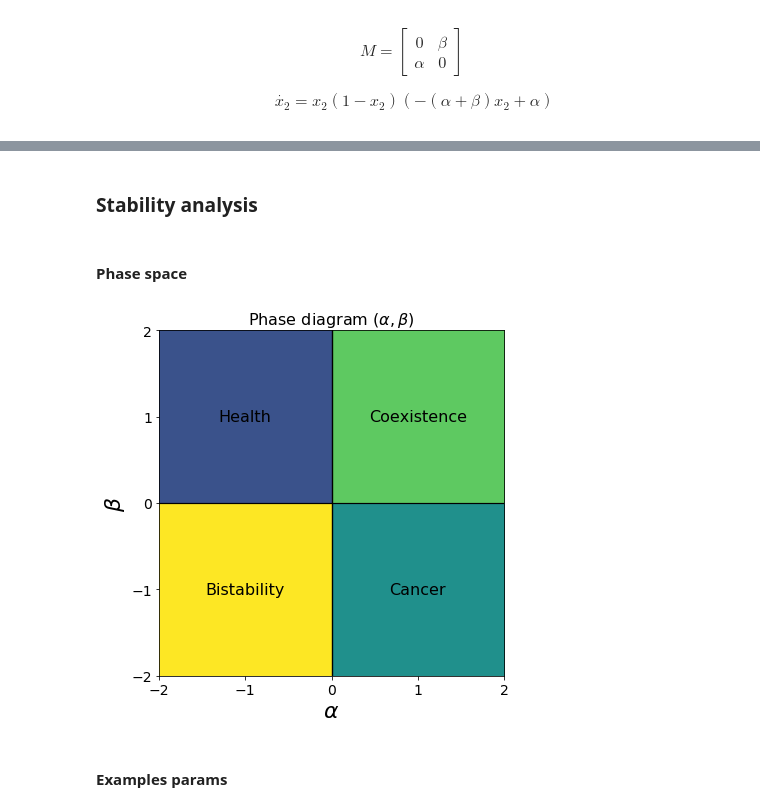
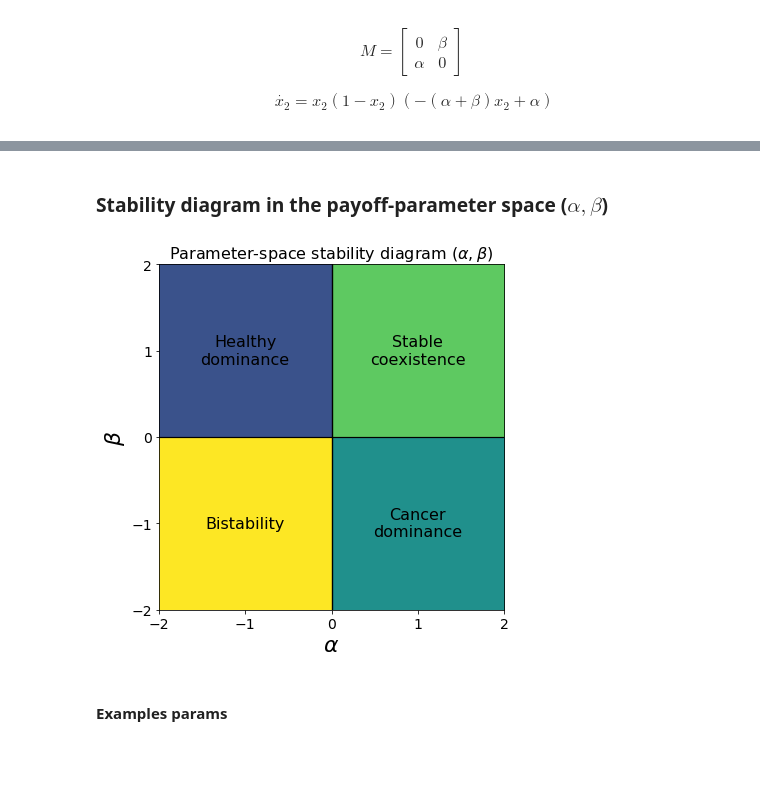
Before and after one commit to gyanezfeliu/dynamics_dormancy, a Jupyter notebook: Evolutionary dynamics of cancer dormancy.ipynb, the cells around one changed output, grey strips where cells are left out. Saved outputs shown, nothing was run; the diff lists cells and outputs as text; code cells hidden in the pictures; blank space fills up the shorter version.

Commit message:
starting with the plots of the results

```diff
--- a/Evolutionary dynamics of cancer dormancy.ipynb
+++ b/Evolutionary dynamics of cancer dormancy.ipynb
@@ -35,13 +18,0 @@ def x_2(x2,alpha,beta,dt):
-# %%
-alpha = 1
-beta = -1
-dt = 0.1
-x20 = 0.01
-
-xs = [x20]
-for t in np.arange(1, 20.0001, dt):
-    xs.append(x_2(xs[-1],alpha,beta,dt))
-
-plt.plot(xs)
-#plt.ylim(None,1.05)
-plt.show()
@@ -50,10 +19,9 @@ plt.show()
-# %% [markdown]
-### Stability analysis
-# %% [markdown]
-#### Phase space
+# %% [markdown]
+### Stability diagram in the payoff-parameter space ($\alpha, \beta$)
 # %%
+# phase diagram
 def classify(alpha, beta):
-    """Outcome class:
+    """Output:
        0 -> strategy 1 dominates (x=0 stable)
        1 -> strategy 2 dominates (x=1 stable)
        2 -> coexistence (interior stable)
@@ -70,7 +38,6 @@ def classify(alpha, beta):
         return 3
     return -1
 
-# phase diagram
 A = np.linspace(-2, 2, 401)
 B = np.linspace(-2, 2, 401)
 AA, BB = np.meshgrid(A, B)
@@ -81,33 +48,33 @@ for i in range(AA.shape[0]):
 # %%
 fig, ax = plt.subplots(figsize=(6,6))
 ax.imshow(Z,origin='lower', extent=[A.min(), A.max(), B.min(), B.max()], aspect='equal')
 ax.axhline(0, linewidth=1.2, color='black')
 ax.axvline(0, linewidth=1.4, color='black')
 ax.set(xticks=np.arange(-2,3),
        yticks=np.arange(-2,3),
        #xlabel=r'$\alpha$',
        #ylabel=r'$\beta$',
        #title=r'Phase diagram $(\alpha,\beta)$'
       )
-ax.set_title(r'Phase diagram $(\alpha,\beta)$',fontsize=16)
+ax.set_title(r'Parameter-space stability diagram $(\alpha,\beta)$',fontsize=16)
 ax.set_xlabel(r'$\alpha$', fontsize=22)
 ax.set_ylabel(r'$\beta$', fontsize=22)
 ax.tick_params(axis='x', labelsize=14)
 ax.tick_params(axis='y', labelsize=14)
 # or both
 #ax.tick_params(labelsize=18)
 
 # text
-ax.text(-1, 1, 'Health', fontsize= 16, color='black', ha='center', va='center')
-ax.text(1,1, 'Coexistence', fontsize= 16, color='black', ha='center', va='center')
+ax.text(-1, 1, 'Healthy\ndominance', fontsize= 16, color='black', ha='center', va='center')
+ax.text(1,1, 'Stable\ncoexistence', fontsize= 16, color='black', ha='center', va='center')
 ax.text(-1, -1, 'Bistability', fontsize= 16, color='black', ha='center', va='center')
-ax.text(1, -1, 'Cancer', fontsize= 16, color='black', ha='center', va='center')
+ax.text(1, -1, 'Cancer\ndominance', fontsize= 16, color='black', ha='center', va='center')
 
 plt.tight_layout()
 plt.savefig('phase_alpha_beta.png', dpi=300)
 plt.show()
 # %% [output]
-[figure, old version]
+[figure, new version]
 # %% [markdown]
 #### Examples params
 # %%
```
Also changed, not shown: parts of 15 cells of this notebook, 1 other file.
